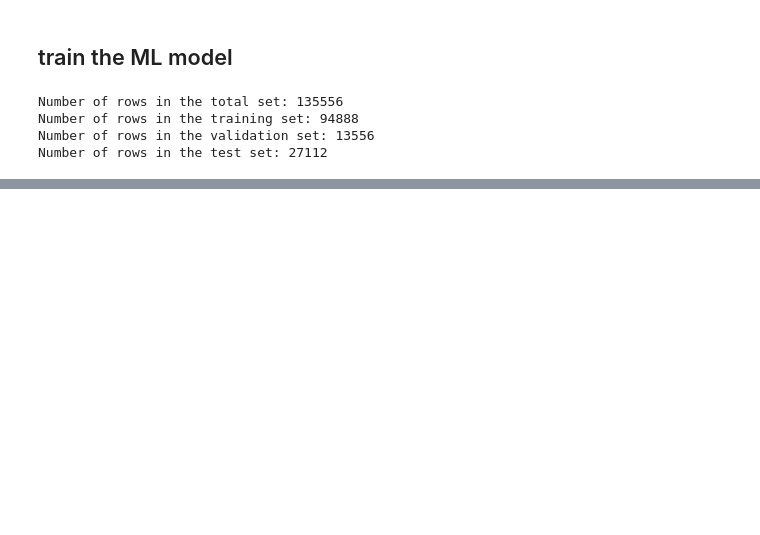
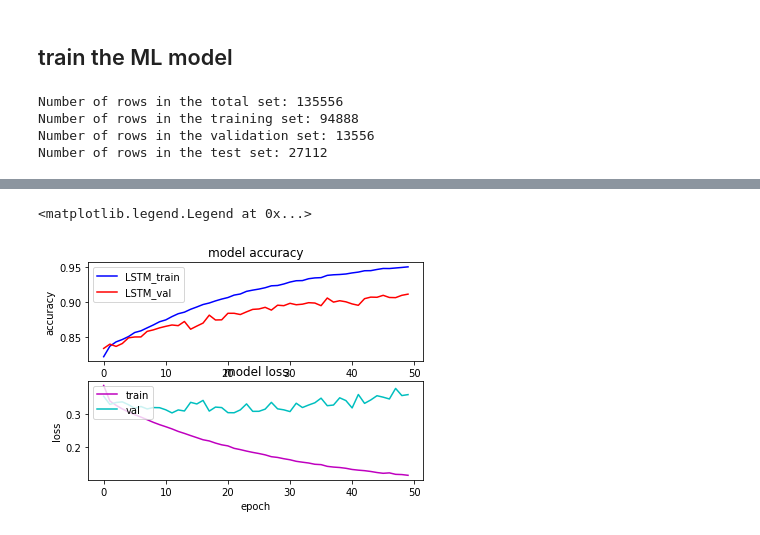
Before and after one commit to ndiaz9/NLP, a Jupyter notebook: Proyecto-G2/Embeddings.ipynb, the cells around one changed output, grey strips where cells are left out. Saved outputs shown, nothing was run; the diff lists cells and outputs as text; code cells hidden in the pictures; blank space fills up the shorter version.

```diff
--- a/Proyecto-G2/Embeddings.ipynb
+++ b/Proyecto-G2/Embeddings.ipynb
@@ -314,0 +393,23 @@ al.legend(['train', 'val'], loc = 'upper left')
+# %%
+X_train = pd.DataFrame(X_train, columns=['data']).data.apply(glove_sentence_to_embedding)
+X_validation = pd.DataFrame(X_validation, columns=['data']).data.apply(glove_sentence_to_embedding)
+X_test = pd.DataFrame(X_test, columns=['data']).data.apply(glove_sentence_to_embedding)
+# %%
+# Create the classification model
+glove_model = Sequential()
+glove_model.add(Dense(100, activation='relu'))
+glove_model.add(Dense(75, activation='relu'))
+glove_model.add(Dense(50, activation='relu'))
+glove_model.add(Dense(25, activation='relu'))
+glove_model.add(Dense(1, activation='sigmoid'))
+# %%
+# Compile the model
+glove_model.compile(loss='binary_crossentropy', optimizer='adam', metrics=['accuracy'])
+# %%
+# Train the model
+glove_history = glove_model.fit(x=np.asarray(X_train.to_list()).astype('float32'),
+                    y=y_train,
+                    batch_size=32,
+                    epochs=50,
+                    validation_data=(np.asarray(X_validation.to_list()).astype('float32'), y_validation),
+                    shuffle=True)
@@ -314,0 +471,18 @@ al.legend(['train', 'val'], loc = 'upper left')
+# %%
+s, (at, al) = plt.subplots(2,1)
+at.plot(glove_history.history['accuracy'], c= 'b')
+at.plot(glove_history.history['val_accuracy'], c='r')
+at.set_title('model accuracy')
+at.set_ylabel('accuracy')
+at.set_xlabel('epoch')
+at.legend(['LSTM_train', 'LSTM_val'], loc='upper left')
+
+al.plot(glove_history.history['loss'], c='m')
+al.plot(glove_history.history['val_loss'], c='c')
+al.set_title('model loss')
+al.set_ylabel('loss')
+al.set_xlabel('epoch')
+al.legend(['train', 'val'], loc = 'upper left')
+# %% [output]
+<matplotlib.legend.Legend at 0x...>
+[figure, added]
```
Also changed, not shown: parts of 38 cells of this notebook, 2 other files.
